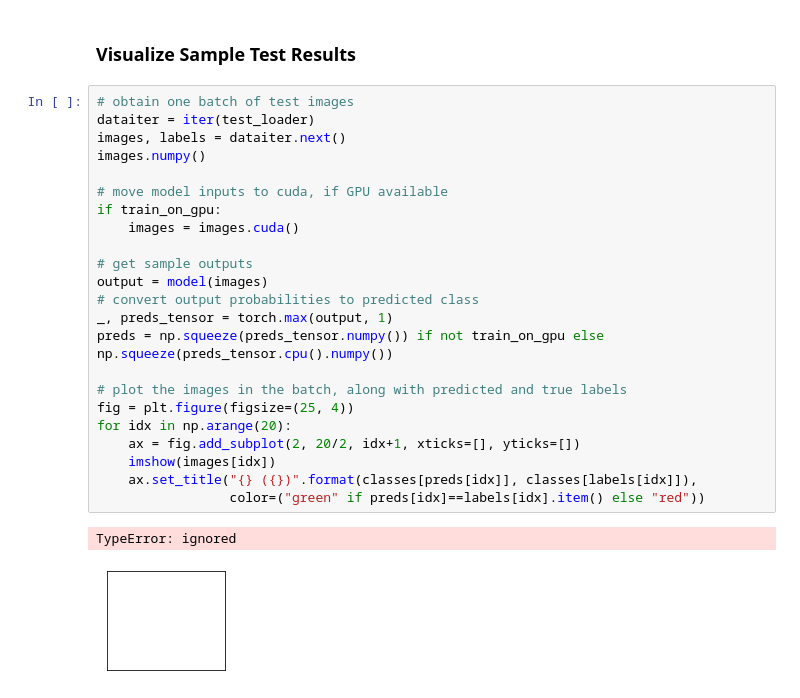
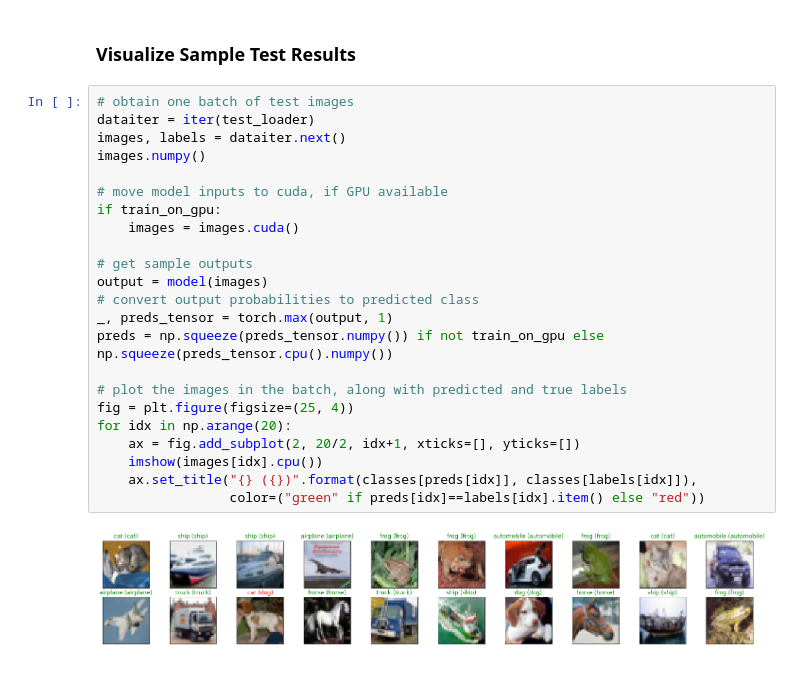
Before and after one commit to sroy8091/deep-learning-v2-pytorch, a Jupyter notebook: convolutional-neural-networks/cifar-cnn/cifar10_cnn_exercise.ipynb, the cells around one changed output. Cells and saved outputs as stored; diff of their text form.

```diff
--- a/convolutional-neural-networks/cifar-cnn/cifar10_cnn_exercise.ipynb
+++ b/convolutional-neural-networks/cifar-cnn/cifar10_cnn_exercise.ipynb
@@ -384,26 +386,25 @@ By adding different types of image transformations
 # %%
 # obtain one batch of test images
 dataiter = iter(test_loader)
 images, labels = dataiter.next()
 images.numpy()
 
 # move model inputs to cuda, if GPU available
 if train_on_gpu:
     images = images.cuda()
 
 # get sample outputs
 output = model(images)
 # convert output probabilities to predicted class
 _, preds_tensor = torch.max(output, 1)
 preds = np.squeeze(preds_tensor.numpy()) if not train_on_gpu else np.squeeze(preds_tensor.cpu().numpy())
 
 # plot the images in the batch, along with predicted and true labels
 fig = plt.figure(figsize=(25, 4))
 for idx in np.arange(20):
     ax = fig.add_subplot(2, 20/2, idx+1, xticks=[], yticks=[])
-    imshow(images[idx])
+    imshow(images[idx].cpu())
     ax.set_title("{} ({})".format(classes[preds[idx]], classes[labels[idx]]),
                  color=("green" if preds[idx]==labels[idx].item() else "red"))
 # %% [output]
-TypeError: ignored
-[figure, old version]
+[figure, new version]
```
Also changed, not shown: parts of 1 cell of this notebook.
